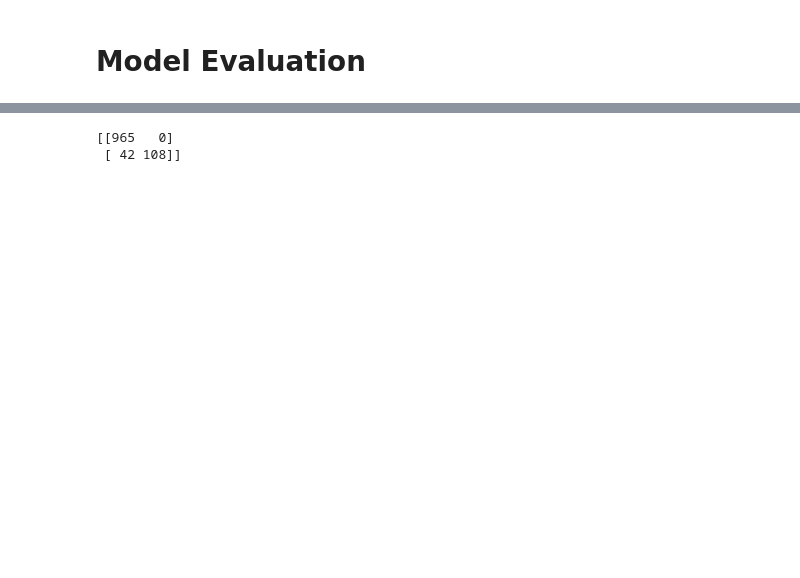
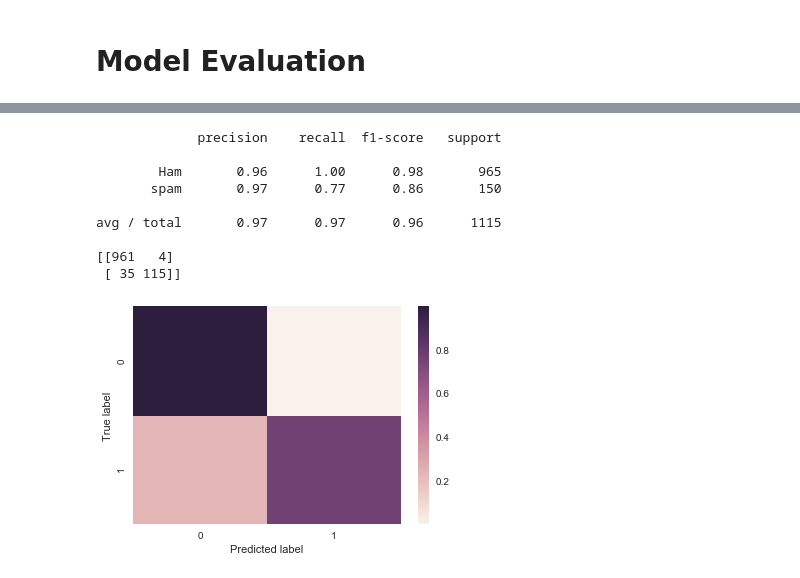
Before and after one commit to srikanthsree/SMS-Spam-Collection-Dataset, a Jupyter notebook: SMS Spam Collection Dataset.ipynb, the cells around one changed output, grey strips where cells are left out. Cells and saved outputs as stored; diff of their text form; code cells hidden in the pictures; blank space fills up the shorter version.

```diff
--- a/SMS Spam Collection Dataset.ipynb
+++ b/SMS Spam Collection Dataset.ipynb
@@ -209,6 +210,21 @@ plt.xlabel('Predicted label')
 [figure]
-# %%
-print(conf_mat)
-# %% [output]
-[[965   0]
- [ 42 108]]
+# %%
+print(classification_report(y_test,y_pred['AdaB'],target_names=['Ham','spam']))
+conf_mat = confusion_matrix(y_test, y_pred['AdaB'])
+conf_mat_normalized = conf_mat.astype('float') / conf_mat.sum(axis=1)[:, np.newaxis]
+
+sns.heatmap(conf_mat_normalized)
+plt.ylabel('True label')
+plt.xlabel('Predicted label')
+print(conf_mat)
+# %% [output]
+             precision    recall  f1-score   support
+
+        Ham       0.96      1.00      0.98       965
+       spam       0.97      0.77      0.86       150
+
+avg / total       0.97      0.97      0.96      1115
+
+[[961   4]
+ [ 35 115]]
+[figure, added]
```
Also changed, not shown: parts of 4 cells of this notebook.
